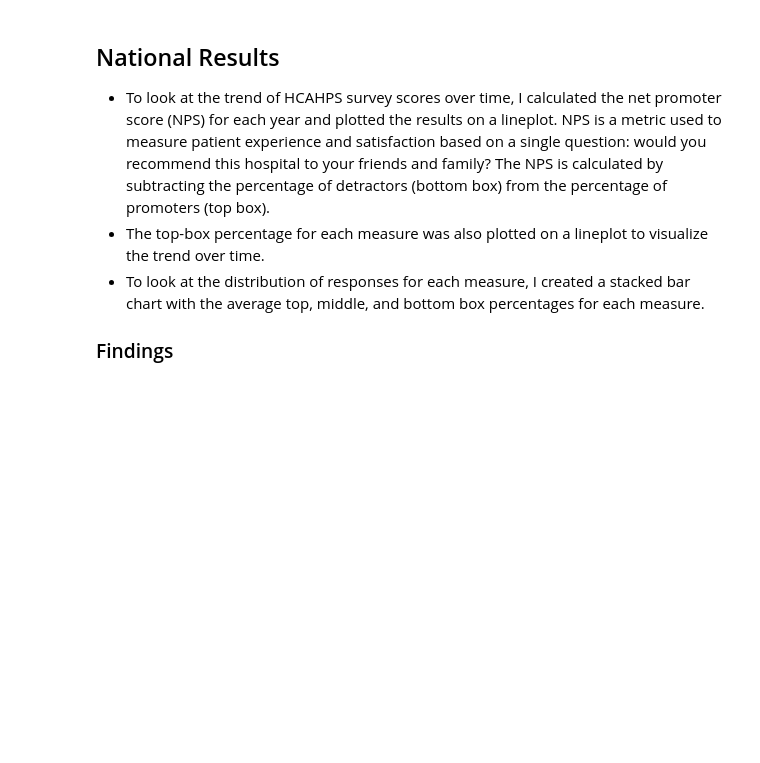
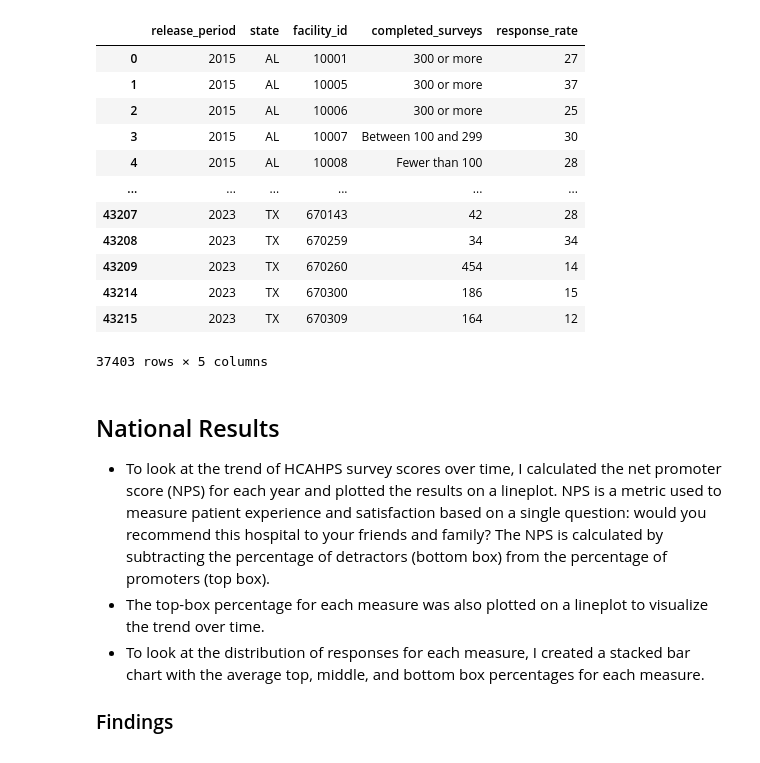
Before and after one commit to andyguo0228/maven_healthcare, a Jupyter notebook: maven_health.ipynb, the cells around one changed output. Cells and saved outputs as stored; diff of their text form; code cells hidden in the pictures; blank space fills up the shorter version.

```diff
--- a/maven_health.ipynb
+++ b/maven_health.ipynb
@@ -86,17 +115,35 @@ state_nps.to_csv('tableau_tables/state_nps.csv', index=False)
 # %%
 # load response csv into dataframe
 responses = pd.read_csv('data_tables/responses.csv')
 responses['Release Period'] = pd.to_datetime(
     responses['Release Period'].str.lstrip('07_')).dt.year
 responses.columns = responses.columns.str.lower().str.replace(' ', '_')
 responses.rename(columns={'response_rate_(%)': 'response_rate'}, inplace=True)
 
 # Drop unincorporated territories
 states = pd.read_csv('data_tables/states.csv')
 states.columns = states.columns.str.lower().str.replace(' ', '_')
 responses = responses[responses['state'].isin(states['state'])]
 
-responses.to_csv('tableau_tables/responses.csv', index=False)
+# Drop rows with missing response rates
+responses = responses[responses.response_rate != 'Not Available']
+responses.response_rate = responses.response_rate.astype('int64')
+
+responses
+# %% [output]
+|  | release_period | state | facility_id | completed_surveys | response_rate |
+| 0 | 2015 | AL | 10001 | 300 or more | 27 |
+| 1 | 2015 | AL | 10005 | 300 or more | 37 |
+| 2 | 2015 | AL | 10006 | 300 or more | 25 |
+| 3 | 2015 | AL | 10007 | Between 100 and 299 | 30 |
+| 4 | 2015 | AL | 10008 | Fewer than 100 | 28 |
+| ... | ... | ... | ... | ... | ... |
+| 43207 | 2023 | TX | 670143 | 42 | 28 |
+| 43208 | 2023 | TX | 670259 | 34 | 34 |
+| 43209 | 2023 | TX | 670260 | 454 | 14 |
+| 43214 | 2023 | TX | 670300 | 186 | 15 |
+| 43215 | 2023 | TX | 670309 | 164 | 12 |
+37403 rows × 5 columns
 # %% [markdown]
 ## National Results
 - To look at the trend of HCAHPS survey scores over time, I calculated the net promoter score (NPS) for each year and plotted the results on a lineplot. NPS is a metric used to measure patient experience and satisfaction based on a single question: would you recommend this hospital to your friends and family? The NPS is calculated by subtracting the percentage of detractors (bottom box) from the percentage of promoters (top box).
```
Also changed, not shown: parts of 7 cells of this notebook, 8 other files.
